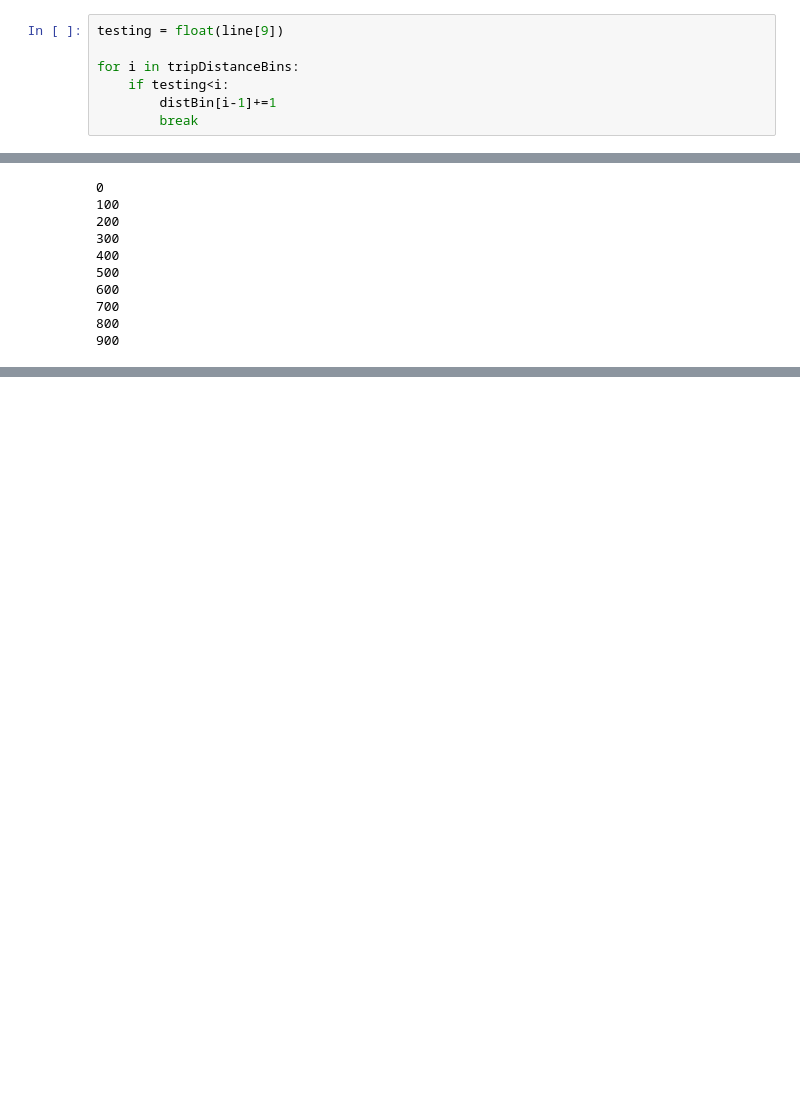
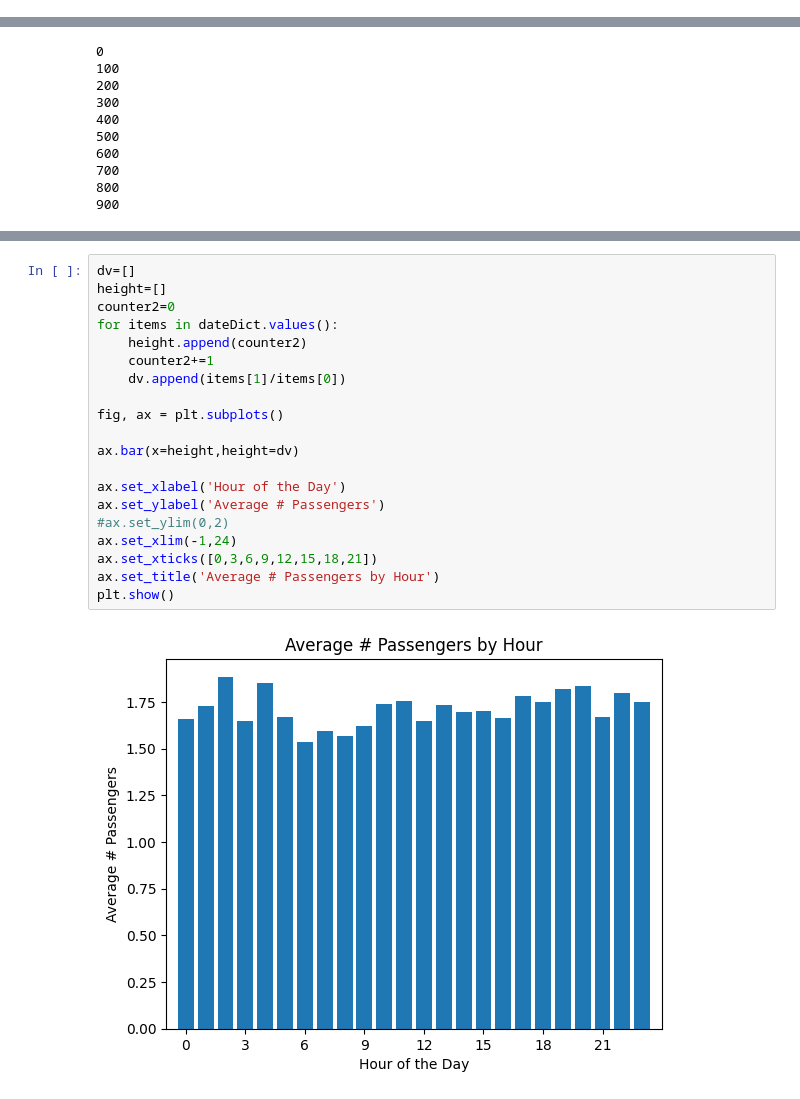
Before and after one commit to Clarkson-Applied-Data-Science/2025_IA626_randalla_NYCTaxi, a Jupyter notebook: 04 - processing large datasets.ipynb, the cells around one changed output, grey strips where cells are left out. Saved outputs shown, nothing was run; the diff lists cells and outputs as text; blank space fills up the shorter version.

```diff
--- a/04 - processing large datasets.ipynb
+++ b/04 - processing large datasets.ipynb
@@ -305,13 +236,6 @@ distBin = {k:0 for k in tripDistanceBins}
 distBin
 # %% [output]
 {0: 0, 1: 0, 2: 0, 3: 0, 4: 0, 5: 0, 10: 0, 25: 0}
-# %%
-testing = float(line[9])
-
-for i in tripDistanceBins:
-    if testing<i:
-        distBin[i-1]+=1
-        break
 # %%
 print(len(tripDistanceBins))
 print(len(distanceBinned))
@@ -528,0 +572,22 @@ for i in range(0,1000):
+# %%
+dv=[]
+height=[]
+counter2=0
+for items in dateDict.values():
+    height.append(counter2)
+    counter2+=1
+    dv.append(items[1]/items[0])
+
+fig, ax = plt.subplots()
+
+ax.bar(x=height,height=dv)
+
+ax.set_xlabel('Hour of the Day')
+ax.set_ylabel('Average # Passengers')
+#ax.set_ylim(0,2)
+ax.set_xlim(-1,24)
+ax.set_xticks([0,3,6,9,12,15,18,21])
+ax.set_title('Average # Passengers by Hour')
+plt.show()
+# %% [output]
+[figure, added]
```
Also changed, not shown: parts of 17 cells of this notebook, 1 other file.
